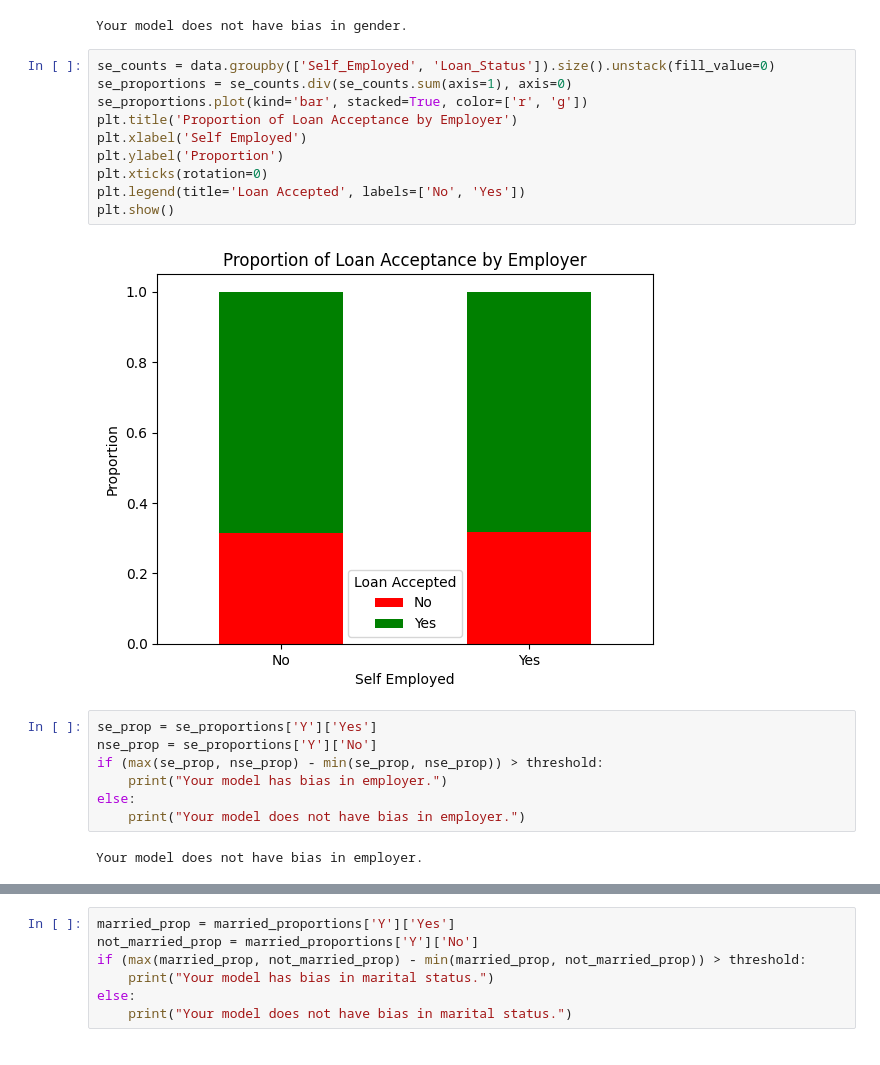
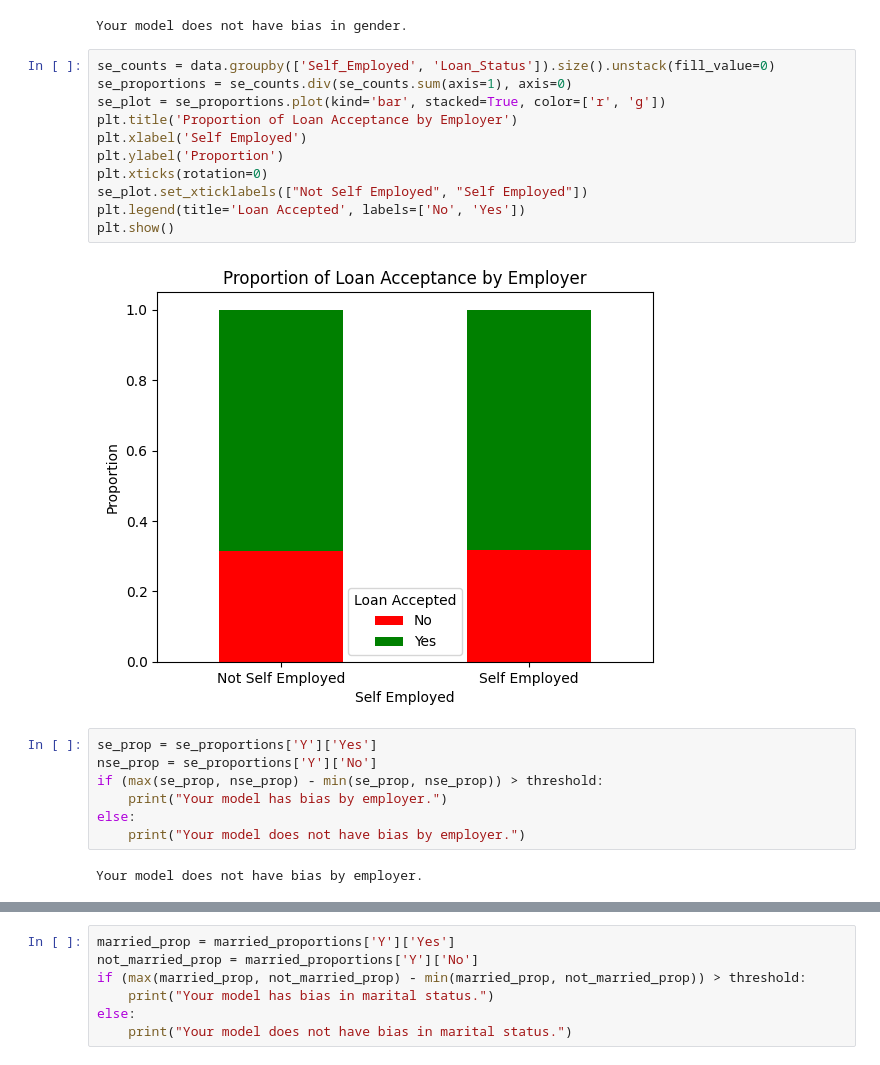
Before and after one commit to rdixitv/LoanEligibilityBiasChecker, a Jupyter notebook: loans.ipynb, the cells around one changed output, grey strips where cells are left out. Saved outputs shown, nothing was run; the diff lists cells and outputs as text.

```diff
--- a/loans.ipynb
+++ b/loans.ipynb
@@ -78,24 +78,25 @@ Your model does not have bias in gender.
 # %%
 se_counts = data.groupby(['Self_Employed', 'Loan_Status']).size().unstack(fill_value=0)
 se_proportions = se_counts.div(se_counts.sum(axis=1), axis=0)
-se_proportions.plot(kind='bar', stacked=True, color=['r', 'g'])
+se_plot = se_proportions.plot(kind='bar', stacked=True, color=['r', 'g'])
 plt.title('Proportion of Loan Acceptance by Employer')
 plt.xlabel('Self Employed')
 plt.ylabel('Proportion')
 plt.xticks(rotation=0)
+se_plot.set_xticklabels(["Not Self Employed", "Self Employed"])
 plt.legend(title='Loan Accepted', labels=['No', 'Yes'])
 plt.show()
 # %% [output]
-[figure, old version]
+[figure, new version]
 # %%
 se_prop = se_proportions['Y']['Yes']
 nse_prop = se_proportions['Y']['No']
 if (max(se_prop, nse_prop) - min(se_prop, nse_prop)) > threshold:
-    print("Your model has bias in employer.")
+    print("Your model has bias by employer.")
 else:
-    print("Your model does not have bias in employer.")
+    print("Your model does not have bias by employer.")
 # %% [output]
-Your model does not have bias in employer.
+Your model does not have bias by employer.
 # %%
 married_counts = data.groupby(['Married', 'Loan_Status']).size().unstack(fill_value=0)
 married_proportions = married_counts.div(married_counts.sum(axis=1), axis=0)
```
Also changed, not shown: parts of 1 cell of this notebook.
